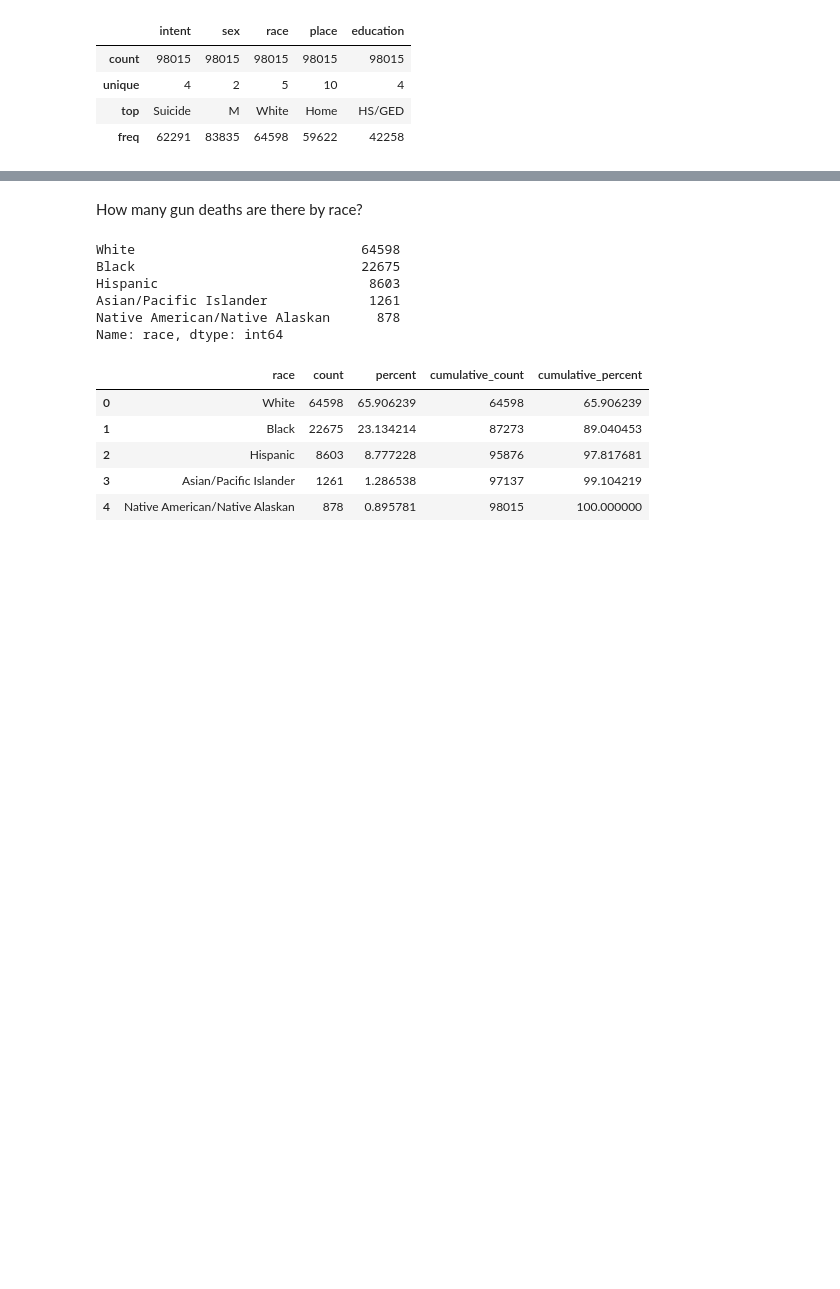
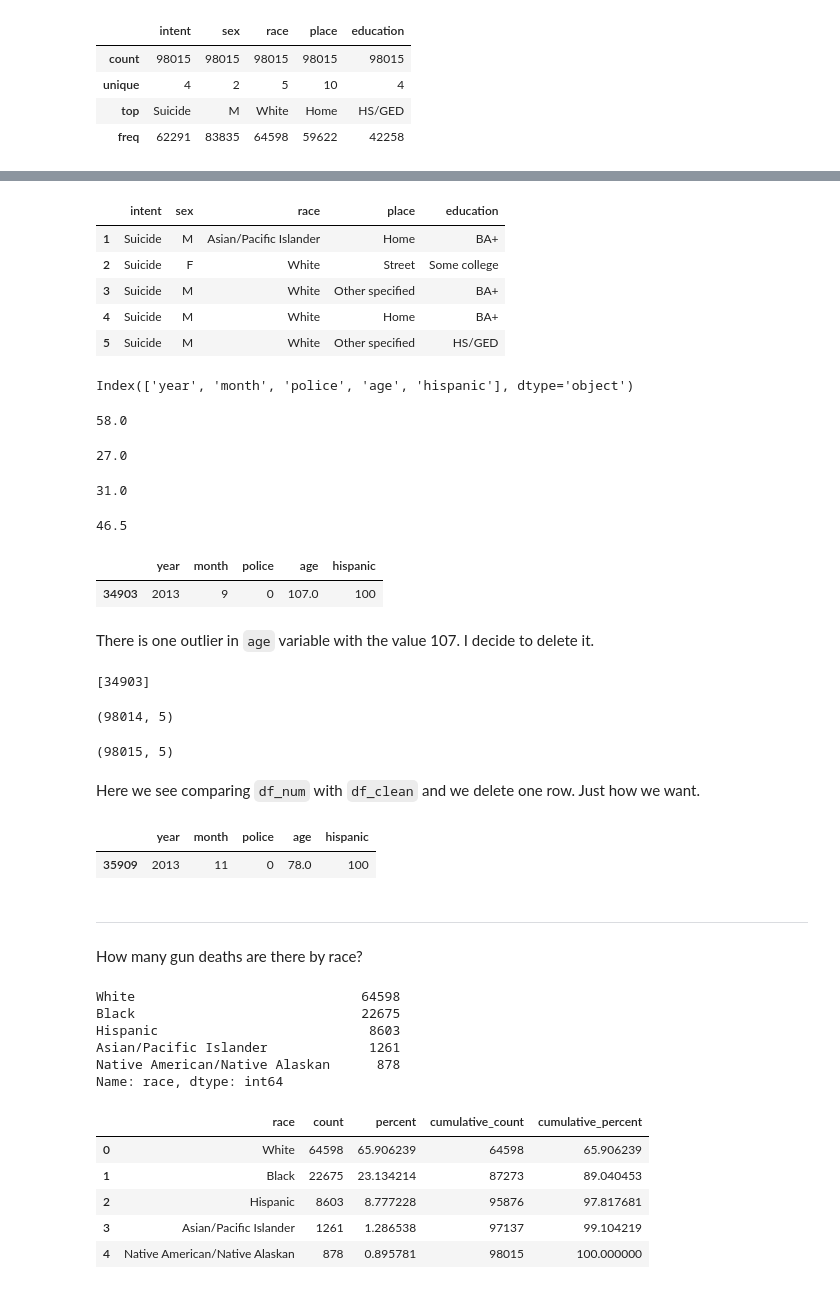
Before and after one commit to lcp87/guns_usa, a Jupyter notebook: guns.ipynb, the cells around one changed output, grey strips where cells are left out. Drawn from its saved outputs; the diff is of its cells as text; code cells hidden in the pictures; blank space fills up the shorter version.

```diff
--- a/guns.ipynb
+++ b/guns.ipynb
@@ -133,0 +163,61 @@ df.describe(include="object")
+# %%
+# Select just the categorical variables
+df_categ = df.select_dtypes(include= "object")
+df_categ.head()
+# %% [output]
+|  | intent | sex | race | place | education |
+| 1 | Suicide | M | Asian/Pacific Islander | Home | BA+ |
+| 2 | Suicide | F | White | Street | Some college |
+| 3 | Suicide | M | White | Other specified | BA+ |
+| 4 | Suicide | M | White | Home | BA+ |
+| 5 | Suicide | M | White | Other specified | HS/GED |
+# %%
+df_num.columns
+# %% [output]
+Index(['year', 'month', 'police', 'age', 'hispanic'], dtype='object')
+# %%
+# Calculate IQR
+q3 = np.percentile(df_num["age"],75)
+q3
+# %% [output]
+58.0
+# %%
+q1 = np.percentile(df_num["age"],25)
+q1
+# %% [output]
+27.0
+# %%
+iqr = q3 - q1
+iqr
+# %% [output]
+31.0
+# %%
+# Calculate the whiskers of the box plot
+outliers_sep = iqr * 1.5
+outliers_sep
+# %% [output]
+46.5
+# %%
+outliers_data = df_num[(df_num["age"] < q1 - outliers_sep) | (df["age"] > q3 + outliers_sep)]
+outliers_data
+# %% [output]
+|  | year | month | police | age | hispanic |
+| 34903 | 2013 | 9 | 0 | 107.0 | 100 |
+# %% [markdown]
+<font color= "cian"> There is one outlier in `age` variable with the value 107. I decide to delete it.
+# %%
+outlier_list = list(outliers_data.index)
+outlier_list
+# %% [output]
+[34903]
+# %%
+df_clean = df_num.drop(outliers_data.index)
+df_clean.shape
+# %% [output]
+(98014, 5)
+# %%
+df_num.shape
+# %% [output]
+(98015, 5)
+# %% [markdown]
+<font color= "cian"> Here we see comparing `df_num` with `df_clean` and we delete one row. Just how we want.
@@ -133,0 +226,5 @@ df.describe(include="object")
+# %%
+df_clean.iloc[[34903]]
+# %% [output]
+|  | year | month | police | age | hispanic |
+| 35909 | 2013 | 11 | 0 | 78.0 | 100 |
@@ -134,3 +233,5 @@ df.describe(include="object")
+# %% [markdown]
+_________________________________________
 # %% [markdown]
 <font color= "cian"> How many gun deaths are there by race?
 # %%
```
Also changed, not shown: parts of 12 cells of this notebook.
